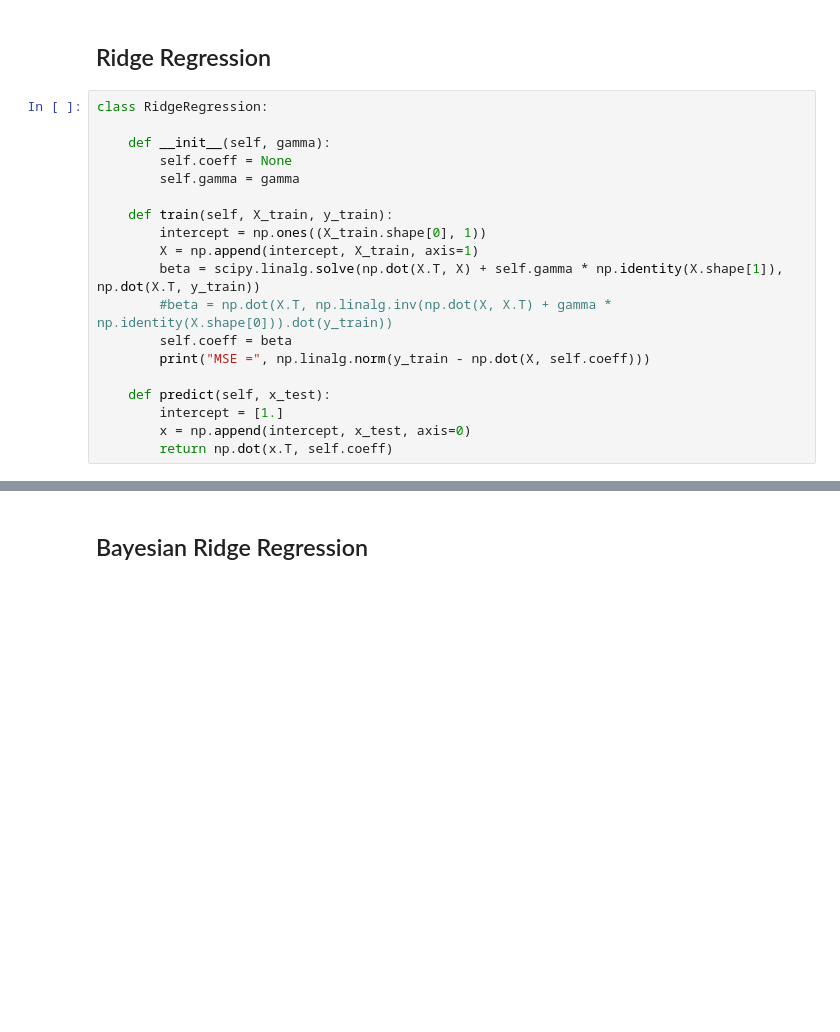
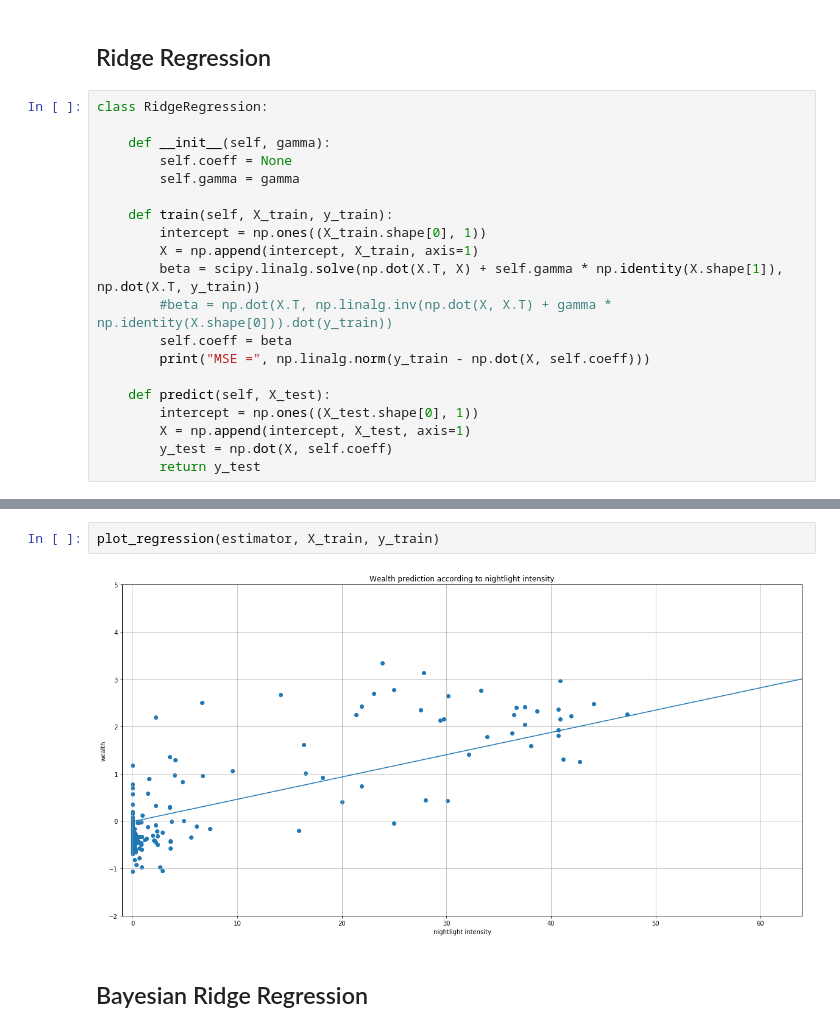
Before and after one commit to ridouaneg/Predict-poverty-from-space, a Jupyter notebook: implementations.ipynb, the cells around one changed output, grey strips where cells are left out. Drawn from its saved outputs; the diff is of its cells as text; blank space fills up the shorter version.

```diff
--- a/implementations.ipynb
+++ b/implementations.ipynb
@@ -65,8 +87,9 @@ class RidgeRegression:
         self.coeff = beta
         print("MSE =", np.linalg.norm(y_train - np.dot(X, self.coeff)))
 
-    def predict(self, x_test):
-        intercept = [1.]
-        x = np.append(intercept, x_test, axis=0)
-        return np.dot(x.T, self.coeff)
+    def predict(self, X_test):
+        intercept = np.ones((X_test.shape[0], 1))
+        X = np.append(intercept, X_test, axis=1)
+        y_test = np.dot(X, self.coeff)
+        return y_test
 # %%
@@ -84,3 +105,7 @@ Prediction : [0.11150012]
+# %%
+plot_regression(estimator, X_train, y_train)
+# %% [output]
+[figure, added]
 # %% [markdown]
 ## Bayesian Ridge Regression
 # %% [markdown]
```
Also changed, not shown: parts of 15 cells of this notebook, 2 other files.
